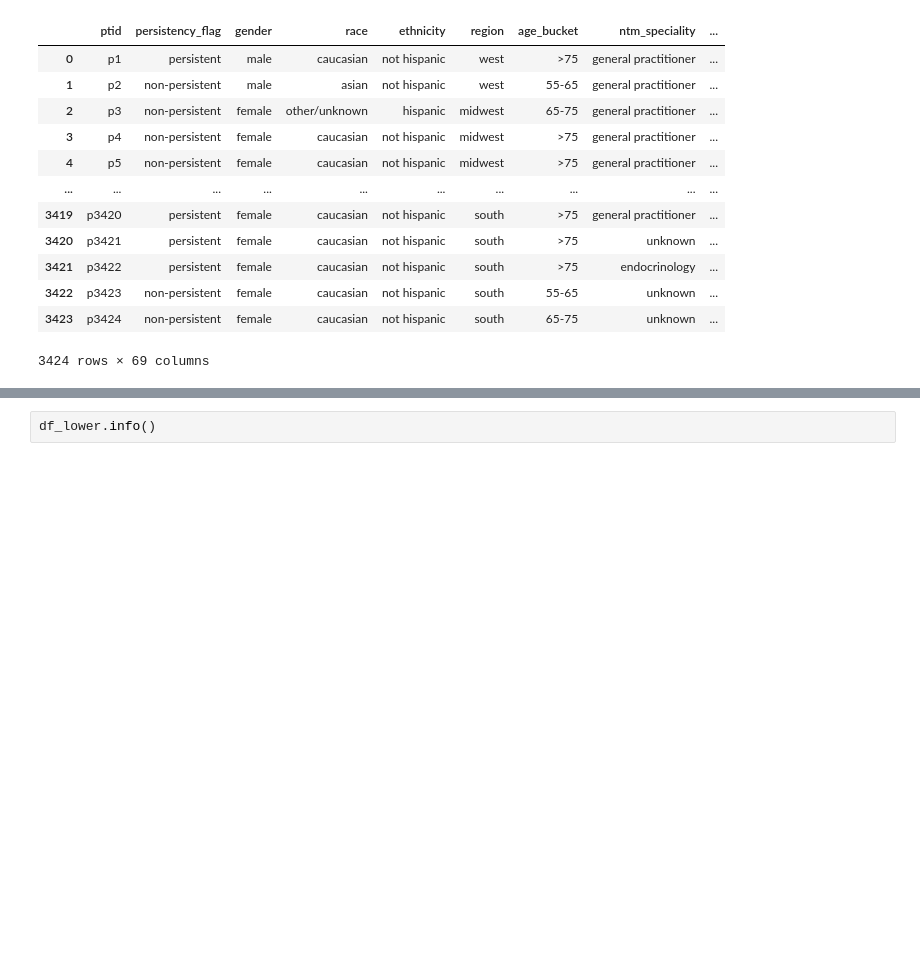
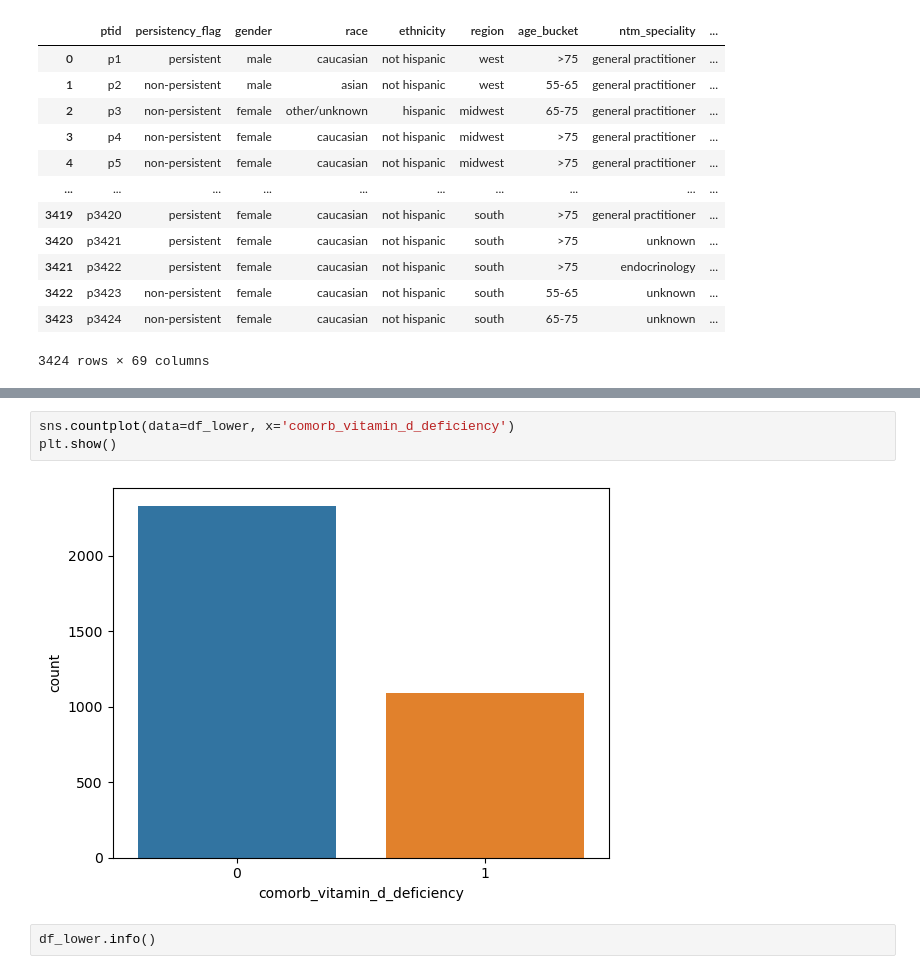
Before and after one commit to anvadev/Healthcare-Drug_Persistency, a Jupyter notebook: Healthcare_Drug_Persistency.ipynb, the cells around one changed output, grey strips where cells are left out. Cells and saved outputs as stored; diff of their text form; blank space fills up the shorter version.

```diff
--- a/Healthcare_Drug_Persistency.ipynb
+++ b/Healthcare_Drug_Persistency.ipynb
@@ -224,3 +379,8 @@ df_lower
+# %%
+sns.countplot(data=df_lower, x='comorb_vitamin_d_deficiency')
+plt.show()
+# %% [output]
+[figure, added]
 # %%
 df_lower.info()
 # %% [output]
```
Also changed, not shown: parts of 34 cells of this notebook, 8 other files.
